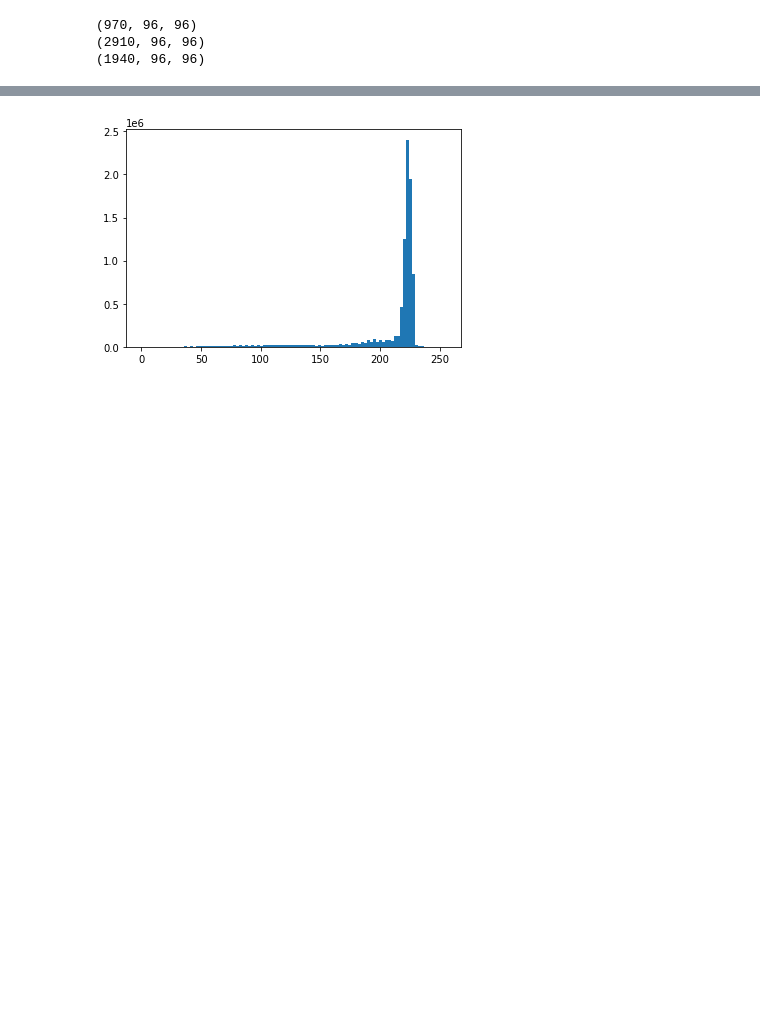
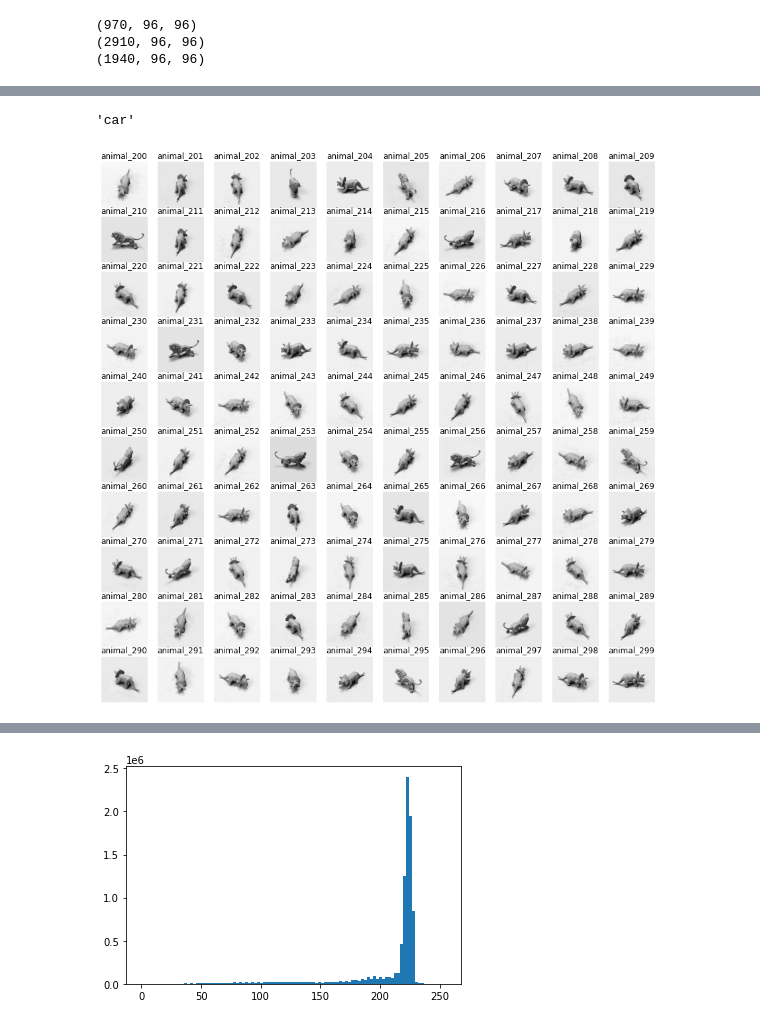
Before and after one commit to abhiyantaabhishek/test, a Jupyter notebook: test.ipynb, the cells around one changed output, grey strips where cells are left out. Drawn from its saved outputs; the diff is of its cells as text; code cells hidden in the pictures; blank space fills up the shorter version.

```diff
--- a/test.ipynb
+++ b/test.ipynb
@@ -98,0 +114,15 @@ assert len(val_images) == len(val_labels)
+# %%
+val_labels[200+i*10+j]
+# %% [output]
+'car'
+# %%
+fig, axs = plt.subplots(10, 10,figsize=(15,15))
+
+for i in range(10):
+  for j in range(10):
+    axs[i,j].imshow(train_images[200+i*10+j],cmap=plt.cm.gray)
+    # axs[i,j].set_title(lb.classes_[val_label_onehot[200+i*10+j].argmax()])
+    axs[i,j].set_title(train_labels[200+i*10+j]+'_'+str(200+i*10+j))
+    axs[i,j].axis('off')
+# %% [output]
+[figure, added]
```
Also changed, not shown: parts of 7 cells of this notebook.
